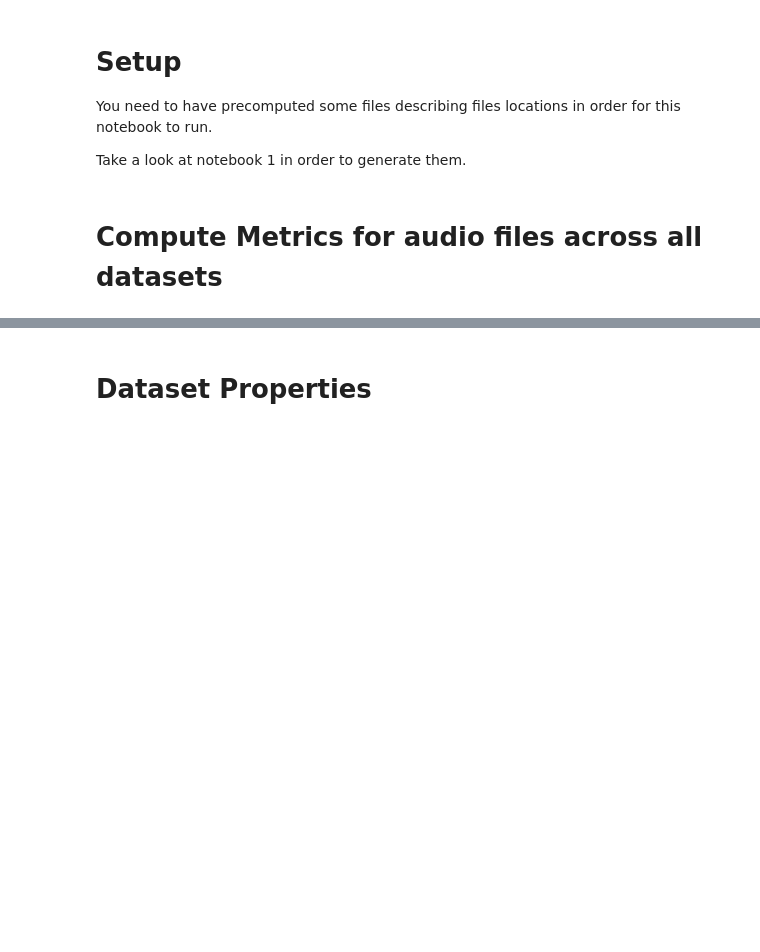
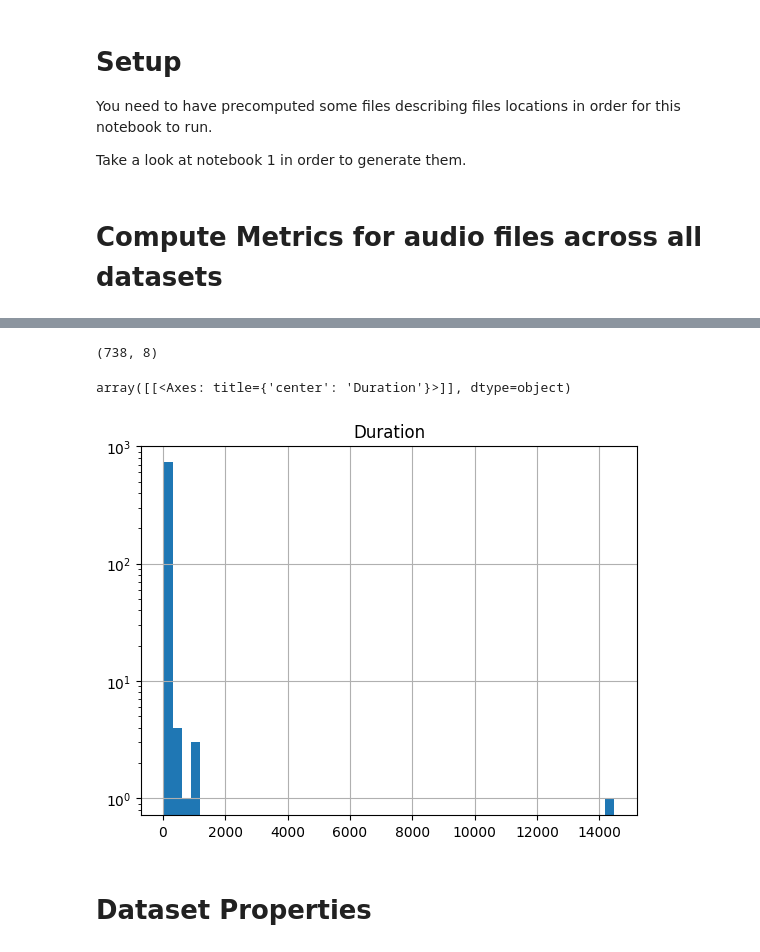
Before and after one commit to cassuci/adf-detector, a Jupyter notebook: 1-1-data-exploring.ipynb, the cells around one changed output, grey strips where cells are left out. Cells and saved outputs as stored; diff of their text form; code cells hidden in the pictures; blank space fills up the shorter version.

```diff
--- a/1-1-data-exploring.ipynb
+++ b/1-1-data-exploring.ipynb
@@ -79,0 +104,9 @@ ljspeech 2023-11-02 15:00:38.744479
+# %%
+results_df[results_df['Duration']>20].shape
+# %% [output]
+(738, 8)
+# %%
+results_df[results_df['Duration']>20].hist('Duration', bins=50, log=True)
+# %% [output]
+array([[<Axes: title={'center': 'Duration'}>]], dtype=object)
+[figure, added]
```
Also changed, not shown: parts of 10 cells of this notebook.
